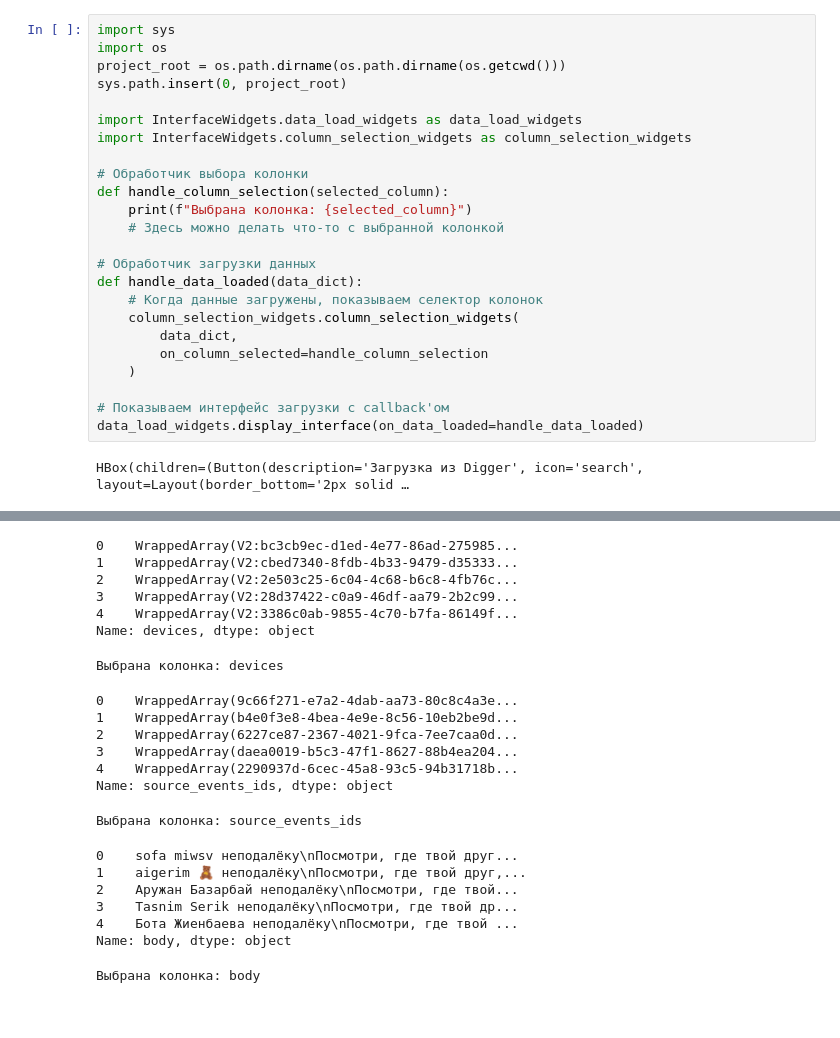
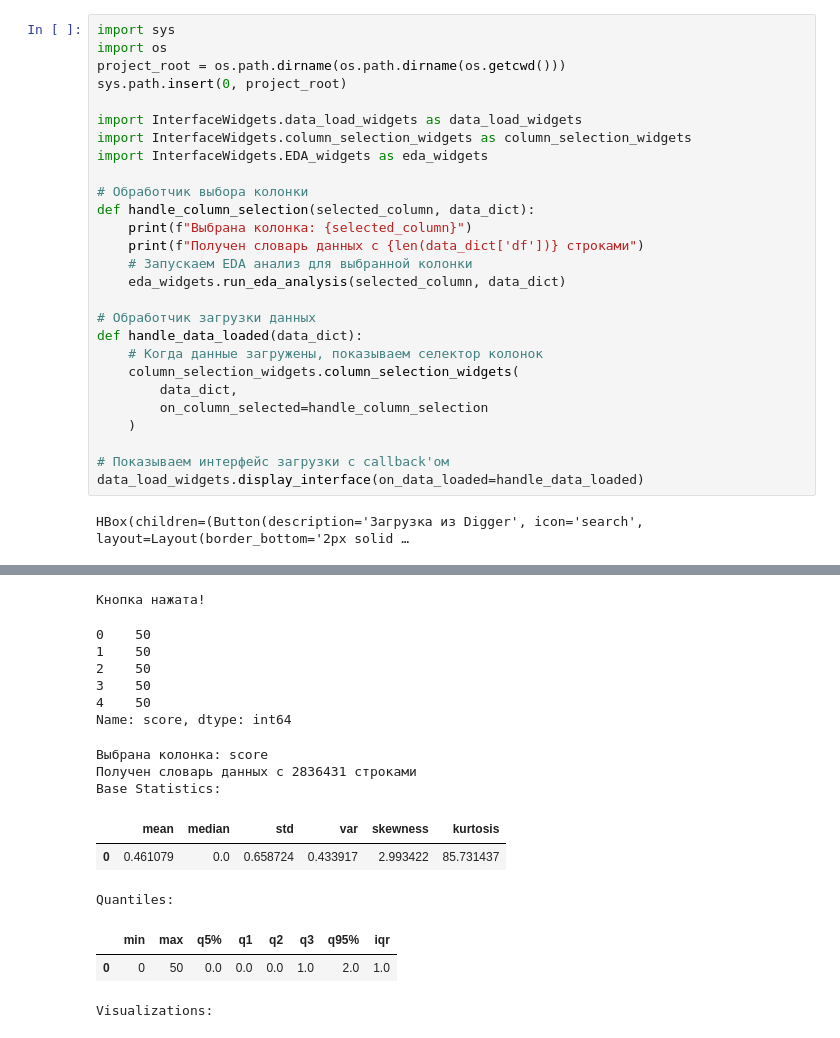
Before and after one commit to Dnepro51/mde-sample-size-calculator, a Jupyter notebook: widget_tests/Data Load/widgets_test.ipynb, the cells around one changed output, grey strips where cells are left out. Saved outputs shown, nothing was run; the diff lists cells and outputs as text.

Commit message:
Реализован EDA-анализ

```diff
--- a/widget_tests/Data Load/widgets_test.ipynb
+++ b/widget_tests/Data Load/widgets_test.ipynb
@@ -1,50 +1,48 @@
 # %%
 import sys
 import os
 project_root = os.path.dirname(os.path.dirname(os.getcwd()))
 sys.path.insert(0, project_root)
 
 import InterfaceWidgets.data_load_widgets as data_load_widgets
 import InterfaceWidgets.column_selection_widgets as column_selection_widgets
+import InterfaceWidgets.EDA_widgets as eda_widgets
 
 # Обработчик выбора колонки
-def handle_column_selection(selected_column):
+def handle_column_selection(selected_column, data_dict):
     print(f"Выбрана колонка: {selected_column}")
-    # Здесь можно делать что-то с выбранной колонкой
+    print(f"Получен словарь данных с {len(data_dict['df'])} строками")
+    # Запускаем EDA анализ для выбранной колонки
+    eda_widgets.run_eda_analysis(selected_column, data_dict)
 
 # Обработчик загрузки данных
 def handle_data_loaded(data_dict):
     # Когда данные загружены, показываем селектор колонок
     column_selection_widgets.column_selection_widgets(
         data_dict,
         on_column_selected=handle_column_selection
     )
 
 # Показываем интерфейс загрузки с callback'ом
 data_load_widgets.display_interface(on_data_loaded=handle_data_loaded)
 # %% [output]
 HBox(children=(Button(description='Загрузка из Digger', icon='search', layout=Layout(border_bottom='2px solid …
 [interactive output not drawn]
 [interactive output not drawn]
 [interactive output not drawn]
-0    WrappedArray(V2:bc3cb9ec-d1ed-4e77-86ad-275985...
-1    WrappedArray(V2:cbed7340-8fdb-4b33-9479-d35333...
-2    WrappedArray(V2:2e503c25-6c04-4c68-b6c8-4fb76c...
-3    WrappedArray(V2:28d37422-c0a9-46df-aa79-2b2c99...
-4    WrappedArray(V2:3386c0ab-9855-4c70-b7fa-86149f...
-Name: devices, dtype: object
+Кнопка нажата!
-Выбрана колонка: devices
+0    50
+1    50
+2    50
+3    50
+4    50
+Name: score, dtype: int64
-0    WrappedArray(9c66f271-e7a2-4dab-aa73-80c8c4a3e...
-1    WrappedArray(b4e0f3e8-4bea-4e9e-8c56-10eb2be9d...
-2    WrappedArray(6227ce87-2367-4021-9fca-7ee7caa0d...
-3    WrappedArray(daea0019-b5c3-47f1-8627-88b4ea204...
-4    WrappedArray(2290937d-6cec-45a8-93c5-94b31718b...
-Name: source_events_ids, dtype: object
+Выбрана колонка: score
+Получен словарь данных с 2836431 строками
+Base Statistics:
+|  | mean | median | std | var | skewness | kurtosis |
+| 0 | 0.461079 | 0.0 | 0.658724 | 0.433917 | 2.993422 | 85.731437 |
-Выбрана колонка: source_events_ids
+Quantiles:
+|  | min | max | q5% | q1 | q2 | q3 | q95% | iqr |
+| 0 | 0 | 50 | 0.0 | 0.0 | 0.0 | 1.0 | 2.0 | 1.0 |
-0    sofa miwsv неподалёку\nПосмотри, где твой друг...
-1    aigerim 🧸 неподалёку\nПосмотри, где твой друг,...
-2    Аружан Базарбай неподалёку\nПосмотри, где твой...
-3    Tasnim Serik неподалёку\nПосмотри, где твой др...
-4    Бота Жиенбаева неподалёку\nПосмотри, где твой ...
-Name: body, dtype: object
+Visualizations:
-Выбрана колонка: body
```
Also changed, not shown: 4 other files.
